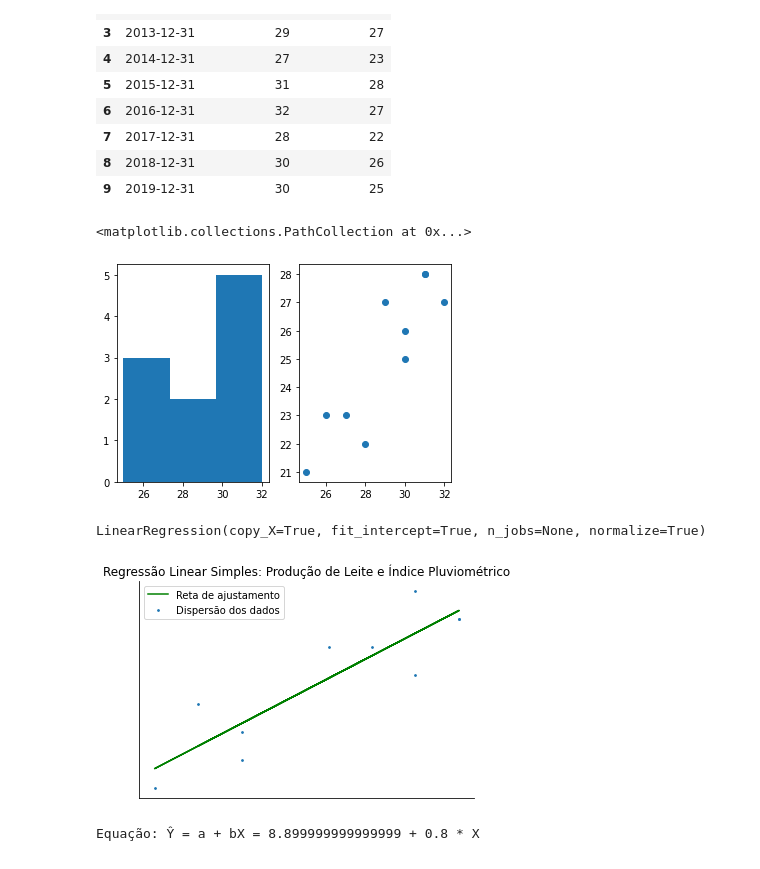
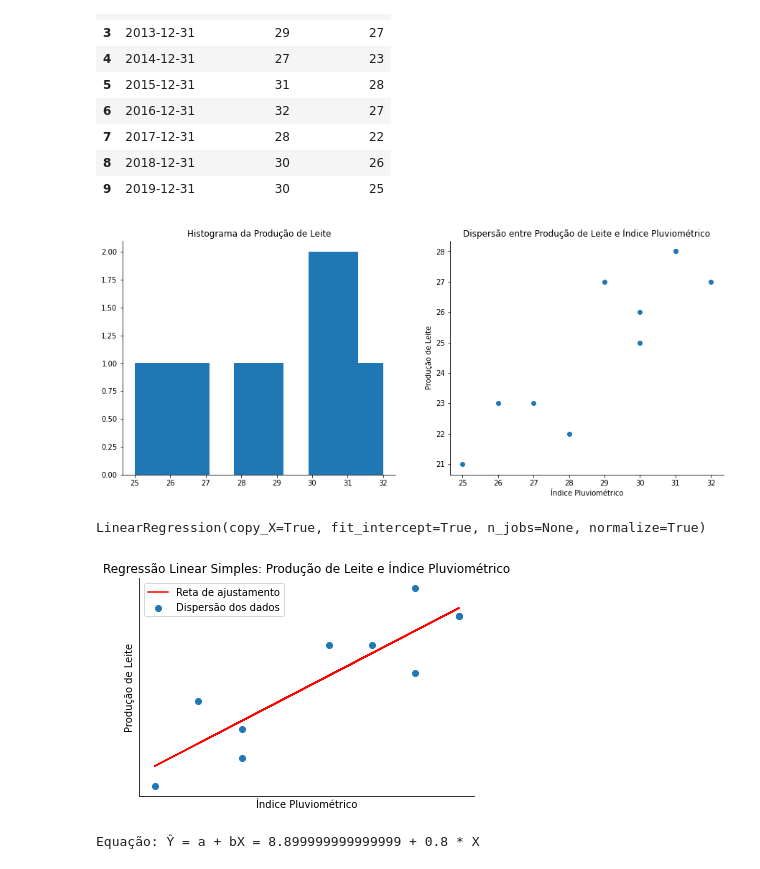
Before and after one commit to janiosl/python.ds, a Jupyter notebook: estatistica/estatistica_basica.ipynb, the cells around one changed output. Cells and saved outputs as stored; diff of their text form; code cells hidden in the pictures.

```diff
--- a/estatistica/estatistica_basica.ipynb
+++ b/estatistica/estatistica_basica.ipynb
@@ -1088,12 +1120,19 @@ leite
 # %%
 #Visualização dos dados
 fig, (ax1, ax2) = plt.subplots(1, 2)
+fig.set_size_inches(15,6)
 
-ax1.hist(leite['PROD_LEITE'], bins=3)
+ax1.hist(leite['PROD_LEITE'])
+ax1.set_title('Histograma da Produção de Leite')
+
 ax2.scatter(leite['PROD_LEITE'], leite['IND_PLUVIO'])
+ax2.set_title('Dispersão entre Produção de Leite e Índice Pluviométrico')
+ax2.set_ylabel('Produção de Leite')
+ax2.set_xlabel('Índice Pluviométrico')
+
+sns.despine()
 # %% [output]
-<matplotlib.collections.PathCollection at 0x...>
-[figure, old version]
+[figure, new version]
 # %%
 #Transformando dados do data frame em arrays
 x = np.array(leite['IND_PLUVIO'])
@@ -1109,15 +1148,20 @@ LinearRegression(copy_X=True, fit_intercept=True, n_jobs=None, normalize=True)
 inclinacao = lm_model.coef_
 intersecao = lm_model.intercept_
 # %%
-plt.scatter(x, y, s=3)
-plt.plot(x, (x * inclinacao + intersecao), 'g')
+plt.scatter(x, y)
+plt.plot(x, (x * inclinacao + intersecao), 'r')
+
 plt.title('Regressão Linear Simples: Produção de Leite e Índice Pluviométrico')
 plt.legend(['Reta de ajustamento', 'Dispersão dos dados'])
+
 plt.yticks([])
 plt.xticks([])
+plt.ylabel('Produção de Leite')
+plt.xlabel('Índice Pluviométrico')
+
 sns.despine()
 # %% [output]
-[figure, old version]
+[figure, new version]
 # %%
 """
 Cálculo da reta de ajustamento
```
Also changed, not shown: parts of 14 cells of this notebook.
